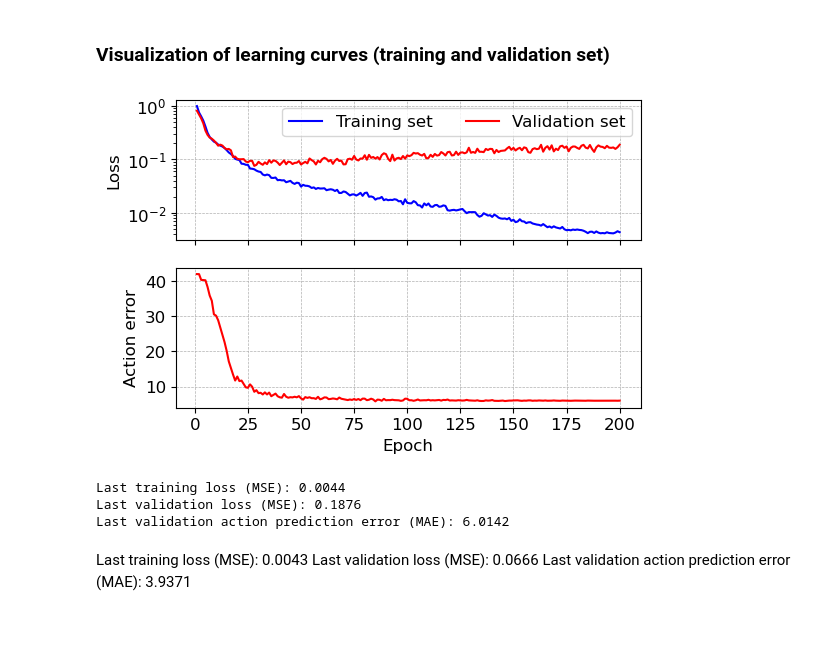
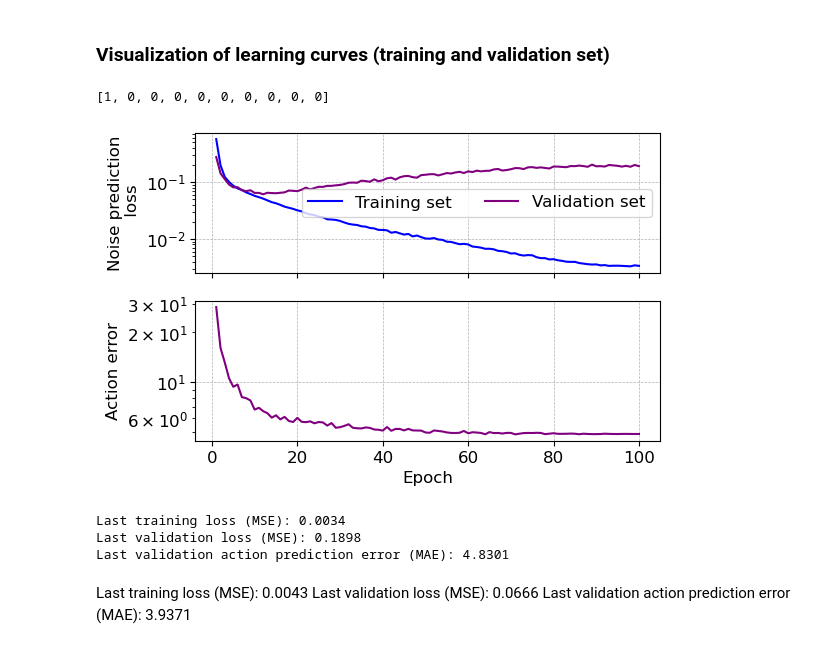
Before and after one commit to hsp-iit/HannesImitation, a Jupyter notebook: notebooks/check_training.ipynb, the cells around one changed output. Drawn from its saved outputs; the diff is of its cells as text; code cells hidden in the pictures.

```diff
--- a/notebooks/check_training.ipynb
+++ b/notebooks/check_training.ipynb
@@ -9,46 +9,63 @@ sys.path.append('../../hannes-imitation')
 sys.path.append('../../hannes-imitation/hannes_imitation/external/diffusion_policy') # NOTE otherwise torch.load() fails
 
 from hannes_imitation.common import plot_utils
+# %%
+import numpy as np
+steps = 10
+np.linspace(1, 0, 10).astype(np.int32).tolist()
+# %% [output]
+[1, 0, 0, 0, 0, 0, 0, 0, 0, 0]
 # %%
 # load model
 policy_path = '/home/calessi-iit.local/Projects/hannes-imitation/trainings/preliminary_policy.pth'
 policy_path = '/home/calessi-iit.local/Projects/hannes-imitation/trainings/preliminary_policy_wrist_FE.pth'
 policy_path = '/home/calessi-iit.local/Projects/hannes-imitation/trainings/preliminary_policy_wrist_FE-tmp.pth'
+policy_path = '/home/calessi-iit.local/Projects/hannes-imitation/trainings/grasp-ycb-table.pth'
+policy_path = '/home/calessi-iit.local/Projects/hannes-imitation/trainings/grasp-ycb-table_2025_2_3-11_28_54.pth'
+#policy_path = '/home/calessi-iit.local/Projects/hannes-imitation/trainings/grasp-ycb-table_2025_2_3-13_12_55.pth'
+
+policy_path = '/home/calessi-iit.local/Projects/hannes-imitation/trainings/policy_1_4_2025_2_10-13_29_31.pth'
+
+policy_path = '/home/calessi-iit.local/Projects/hannes-imitation/trainings/policy_1_3_4_6_2025_2_12-15_0_34.pth'
+policy_path = '/home/calessi-iit.local/Projects/hannes-imitation/trainings/policy_1-8_2025_2_18-14_13_56.pth'
+policy_path = '/home/calessi-iit.local/Projects/hannes-imitation/trainings/policy_1_4_7_2025_2_19-21_10_9.pth'
 
 checkpoint = torch.load(policy_path)
 
-policy = checkpoint['policy']
+#policy = checkpoint['policy']
 history = checkpoint['history']
 # %%
 fig, (ax1, ax2) = plt.subplots(nrows=2, ncols=1, figsize=(6,4), sharex=True)
 
 # Learning curve on training and validation set
 ax1.plot(history['epoch'], history['tr_loss'], label='Training set', color='blue')
-ax1.plot(history['epoch'], history['vl_loss'], label='Validation set', color='red')
+ax1.plot(history['epoch'], history['vl_loss'], label='Validation set', color='purple')
 ax1.set_yscale('log')
-ax1.set_ylabel('Loss')
+ax1.set_ylabel('Noise prediction\n loss')
 ax1.grid(linewidth=0.5, linestyle='--')
 ax1.legend(ncols=2)
+#ax1.set_xlim([0,30])
 
 # action errors on validation set
-ax2.plot(history['epoch'], history['vl_action_error'], color='red')
+ax2.plot(history['epoch'], history['vl_action_error'], color='purple')
+ax2.set_yscale('log')
 ax2.set_xlabel("Epoch")
 ax2.set_ylabel('Action error')
 ax2.grid(linewidth=0.5, linestyle='--')
-
+#ax2.set_xlim([0,30])
 # save figure
 
 plt.show()
 # %% [output]
-[figure, old version]
+[figure, new version]
 # %%
 print("Last training loss (MSE): %.4f" % history['tr_loss'][-1])
 print("Last validation loss (MSE): %.4f" % history['vl_loss'][-1])
 print("Last validation action prediction error (MAE): %.4f" % history['vl_action_error'][-1])
 # %% [output]
-Last training loss (MSE): 0.0044
-Last validation loss (MSE): 0.1876
-Last validation action prediction error (MAE): 6.0142
+Last training loss (MSE): 0.0034
+Last validation loss (MSE): 0.1898
+Last validation action prediction error (MAE): 4.8301
 # %% [markdown]
 Last training loss (MSE): 0.0043
 Last validation loss (MSE): 0.0666
```
Also changed, not shown: 4 other files.
